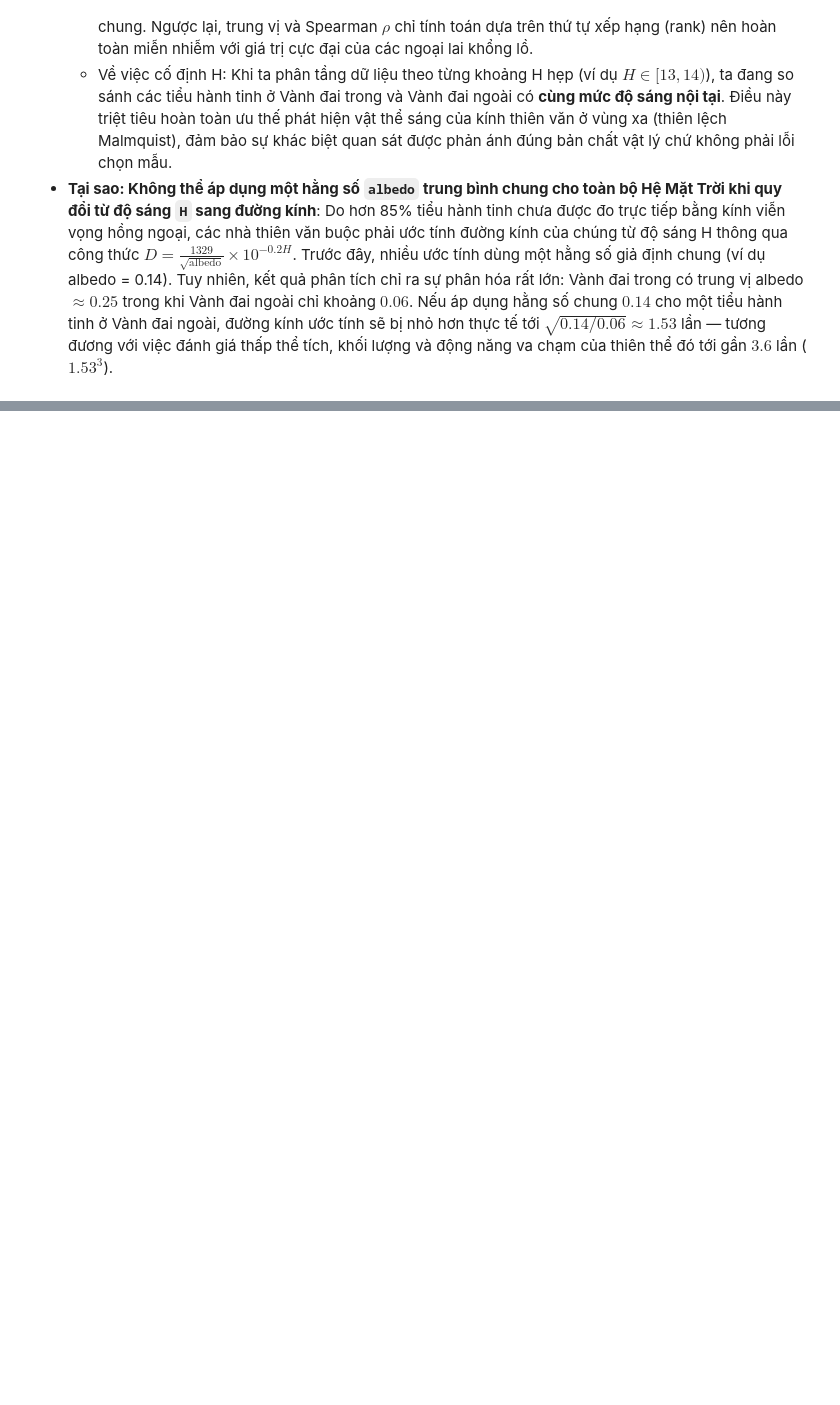
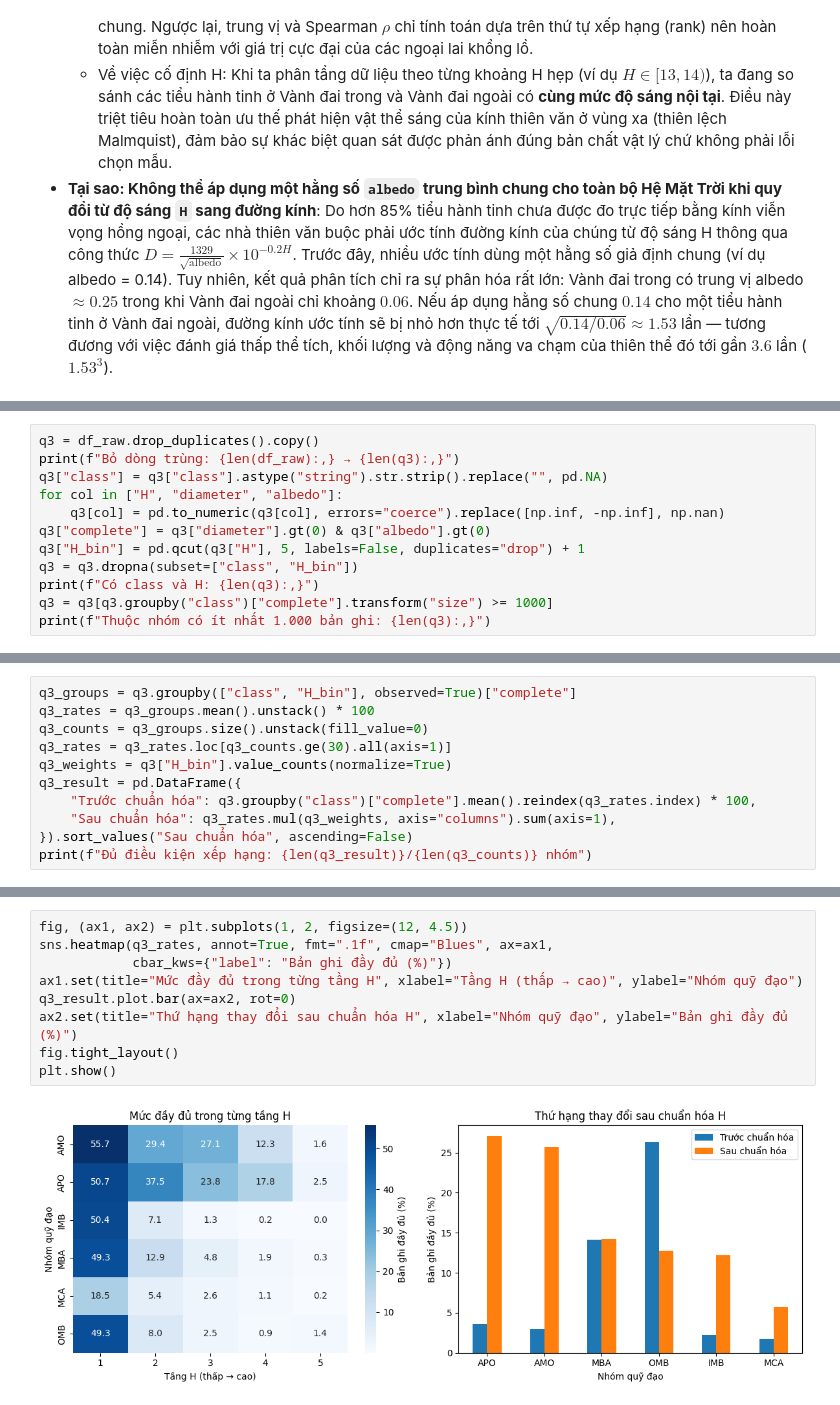
Before and after one commit to hohuunghiem/Programming-for-Data-Science, a Jupyter notebook: notebooks/02_analysis.ipynb, the cells around one changed output, grey strips where cells are left out. Cells and saved outputs as stored; diff of their text form; blank space fills up the shorter version.

```diff
--- a/notebooks/02_analysis.ipynb
+++ b/notebooks/02_analysis.ipynb
@@ -2881,0 +484,12 @@ Saved analysis tables, figures, answer and run metadata to:
+# %%
+q3 = df_raw.drop_duplicates().copy()
+print(f"Bỏ dòng trùng: {len(df_raw):,} → {len(q3):,}")
+q3["class"] = q3["class"].astype("string").str.strip().replace("", pd.NA)
+for col in ["H", "diameter", "albedo"]:
+    q3[col] = pd.to_numeric(q3[col], errors="coerce").replace([np.inf, -np.inf], np.nan)
+q3["complete"] = q3["diameter"].gt(0) & q3["albedo"].gt(0)
+q3["H_bin"] = pd.qcut(q3["H"], 5, labels=False, duplicates="drop") + 1
+q3 = q3.dropna(subset=["class", "H_bin"])
+print(f"Có class và H: {len(q3):,}")
+q3 = q3[q3.groupby("class")["complete"].transform("size") >= 1000]
+print(f"Thuộc nhóm có ít nhất 1.000 bản ghi: {len(q3):,}")
@@ -2881,0 +500,11 @@ Saved analysis tables, figures, answer and run metadata to:
+# %%
+q3_groups = q3.groupby(["class", "H_bin"], observed=True)["complete"]
+q3_rates = q3_groups.mean().unstack() * 100
+q3_counts = q3_groups.size().unstack(fill_value=0)
+q3_rates = q3_rates.loc[q3_counts.ge(30).all(axis=1)]
+q3_weights = q3["H_bin"].value_counts(normalize=True)
+q3_result = pd.DataFrame({
+    "Trước chuẩn hóa": q3.groupby("class")["complete"].mean().reindex(q3_rates.index) * 100,
+    "Sau chuẩn hóa": q3_rates.mul(q3_weights, axis="columns").sum(axis=1),
+}).sort_values("Sau chuẩn hóa", ascending=False)
+print(f"Đủ điều kiện xếp hạng: {len(q3_result)}/{len(q3_counts)} nhóm")
@@ -2881,0 +531,11 @@ Saved analysis tables, figures, answer and run metadata to:
+# %%
+fig, (ax1, ax2) = plt.subplots(1, 2, figsize=(12, 4.5))
+sns.heatmap(q3_rates, annot=True, fmt=".1f", cmap="Blues", ax=ax1,
+            cbar_kws={"label": "Bản ghi đầy đủ (%)"})
+ax1.set(title="Mức đầy đủ trong từng tầng H", xlabel="Tầng H (thấp → cao)", ylabel="Nhóm quỹ đạo")
+q3_result.plot.bar(ax=ax2, rot=0)
+ax2.set(title="Thứ hạng thay đổi sau chuẩn hóa H", xlabel="Nhóm quỹ đạo", ylabel="Bản ghi đầy đủ (%)")
+fig.tight_layout()
+plt.show()
+# %% [output]
+[figure, added]
```
Also changed, not shown: parts of 29 cells of this notebook.
